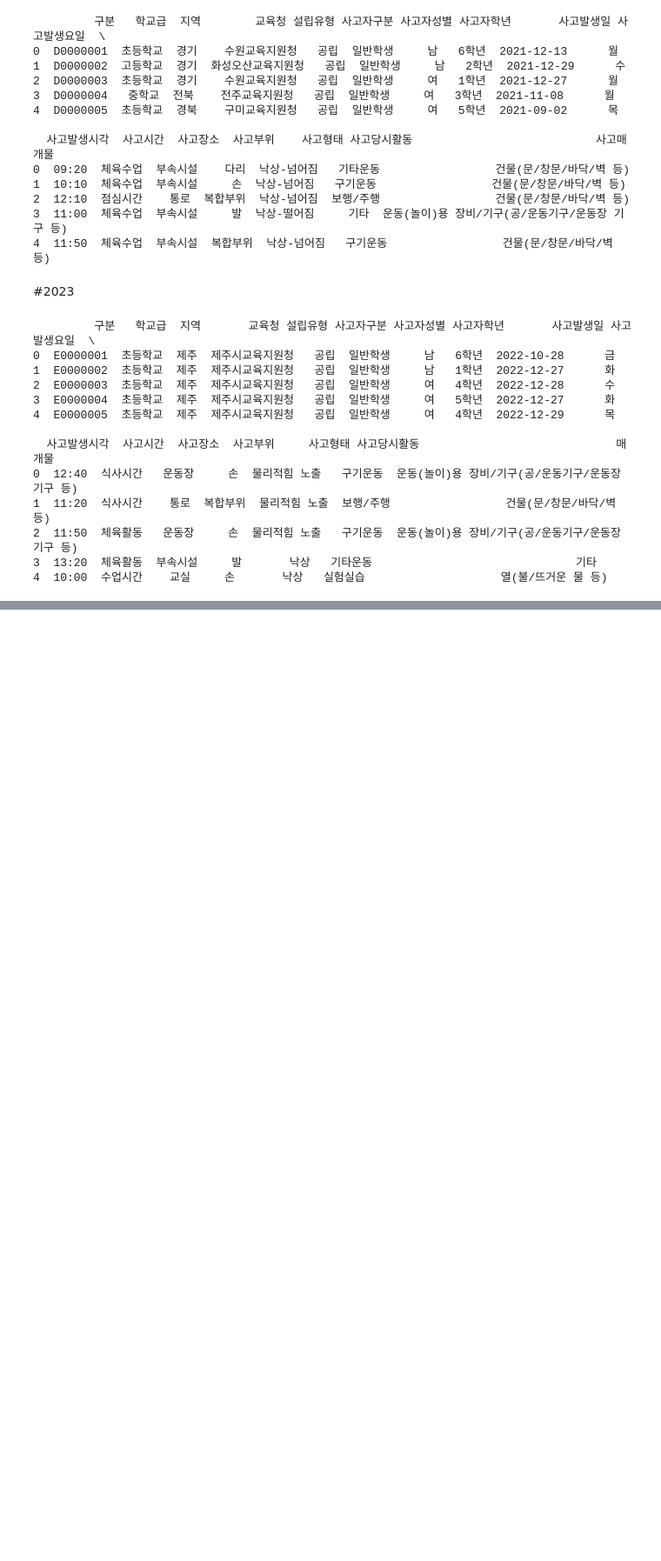
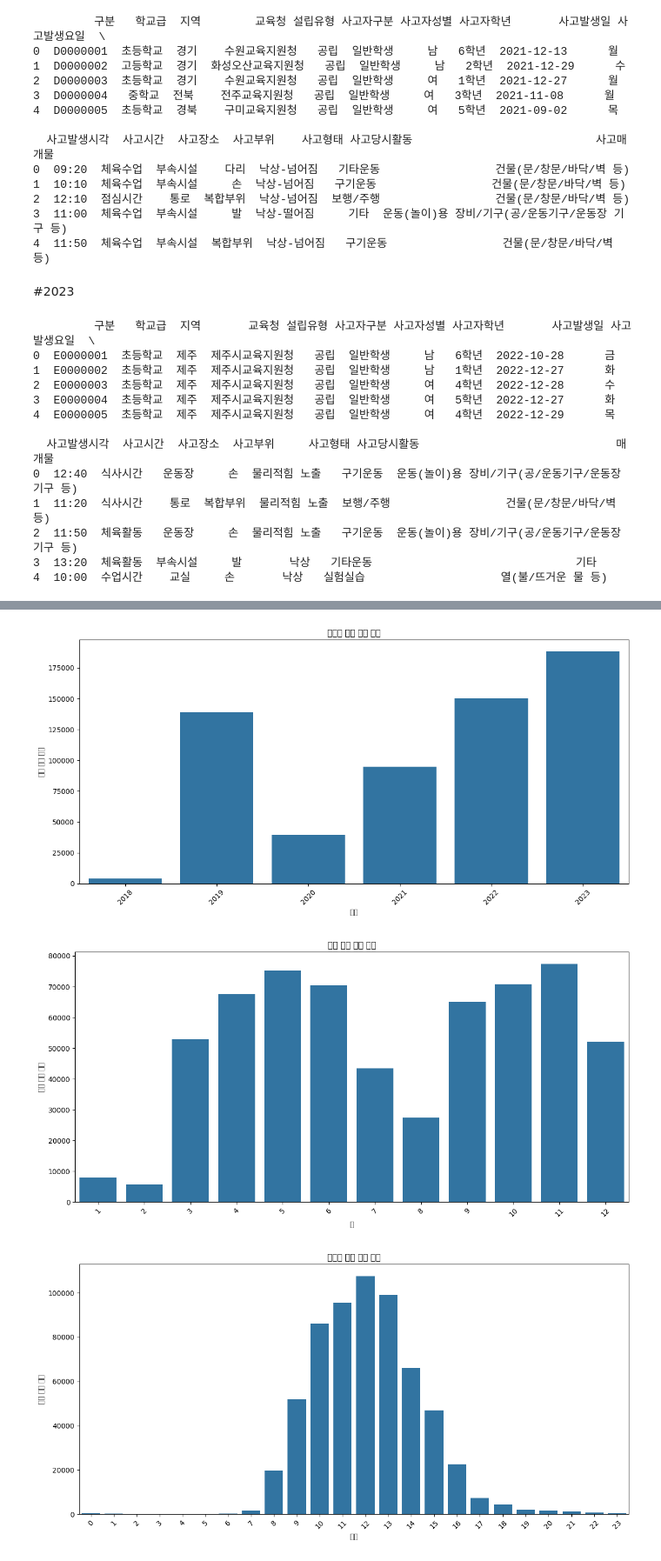
Before and after one commit to 02smg/School, a Jupyter notebook: 학교_안전_사고_중앙회_.ipynb, the cells around one changed output, grey strips where cells are left out. Shown at 87% size. Cells and saved outputs as stored; diff of their text form; code cells hidden in the pictures; blank space fills up the shorter version.

```diff
--- a/학교_안전_사고_중앙회_.ipynb
+++ b/학교_안전_사고_중앙회_.ipynb
@@ -320,0 +341,15 @@ print(df.head())
+# %%
+import pandas as pd
+
+# 엑셀 파일의 경로와 시트 이름 리스트
+file_path = '/content/★2019~2023 학교안전사고 데이터_수정.xlsx'
+sheet_names = ['2019', '2020', '2021', '2022', '2023']
+
+# 각 시트를 데이터 프레임으로 불러와서 리스트에 저장
+df_list = [pd.read_excel(file_path, sheet_name=sheet) for sheet in sheet_names]
+
+# 데이터 프레임 병합
+df = pd.concat(df_list)
+
+# 데이터 프레임 출력
+print(df.head())
@@ -320,0 +377,47 @@ print(df.head())
+# %%
+import pandas as pd
+import matplotlib.pyplot as plt
+import seaborn as sns
+
+# 데이터 전처리
+df['사고발생일'] = pd.to_datetime(df['사고발생일'])
+df['연도'] = df['사고발생일'].dt.year
+df['월'] = df['사고발생일'].dt.month
+
+# 시각 데이터 변환
+df['사고발생시각'] = df['사고발생시각'].astype(str)  # 시각을 문자열로 변환
+df['시간'] = df['사고발생시각'].str.split(':').str[0].astype(int)  # 시간만 추출
+
+# 연도별 사고 발생 추이
+plt.figure(figsize=(12, 6))
+sns.countplot(data=df[df['연도'].between(2018, 2023)], x='연도')
+plt.title('연도별 사고 발생 추이')
+plt.xlabel('연도')
+plt.ylabel('사고 발생 건수')
+plt.xticks(rotation=45)
+plt.tight_layout()
+plt.show()
+
+# 월별 사고 발생 추이
+plt.figure(figsize=(12, 6))
+sns.countplot(data=df, x='월')
+plt.title('월별 사고 발생 추이')
+plt.xlabel('월')
+plt.ylabel('사고 발생 건수')
+plt.xticks(rotation=45)
+plt.tight_layout()
+plt.show()
+
+# 시간별 사고 발생 추이
+plt.figure(figsize=(12, 6))
+sns.countplot(data=df, x='시간')
+plt.title('시간별 사고 발생 추이')
+plt.xlabel('시간')
+plt.ylabel('사고 발생 건수')
+plt.xticks(rotation=45)
+plt.tight_layout()
+plt.show()
+# %% [output]
+[figure, added]
+[figure, added]
+[figure, added]
```
Also changed, not shown: parts of 14 cells of this notebook.
